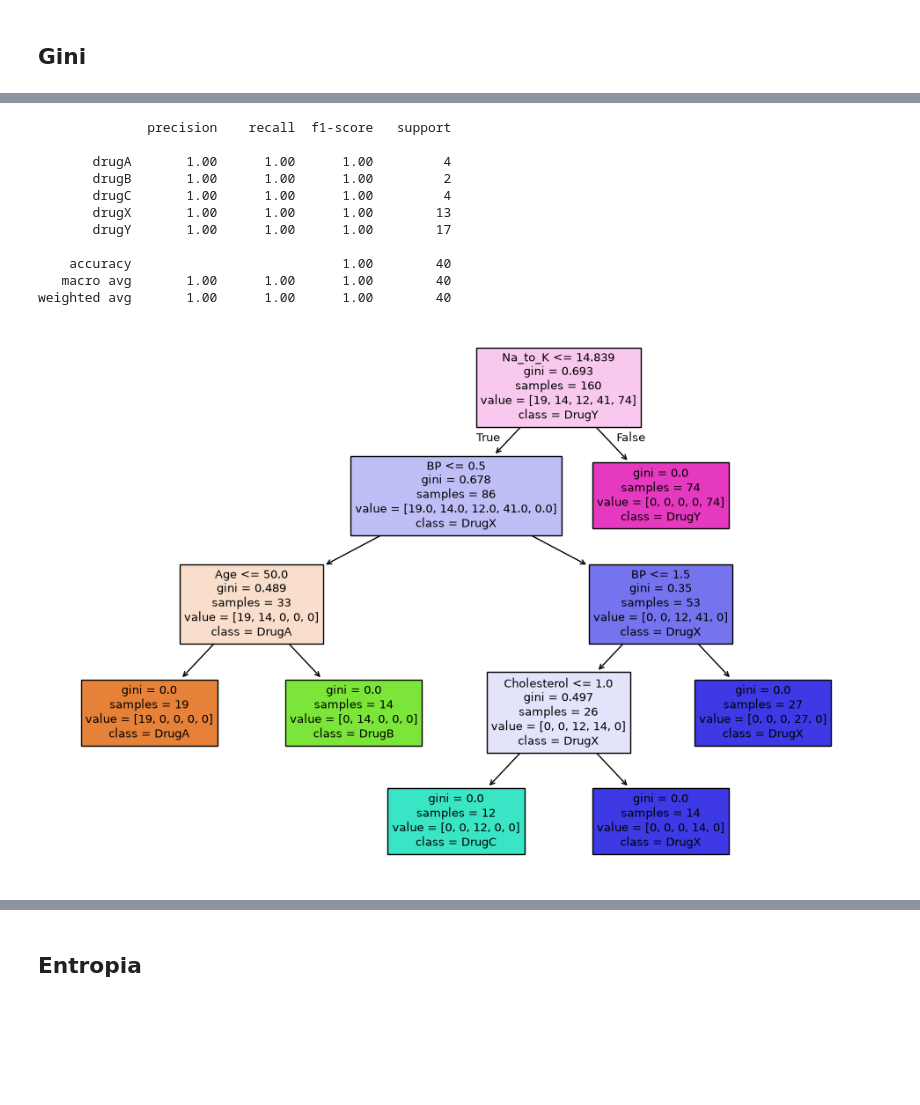
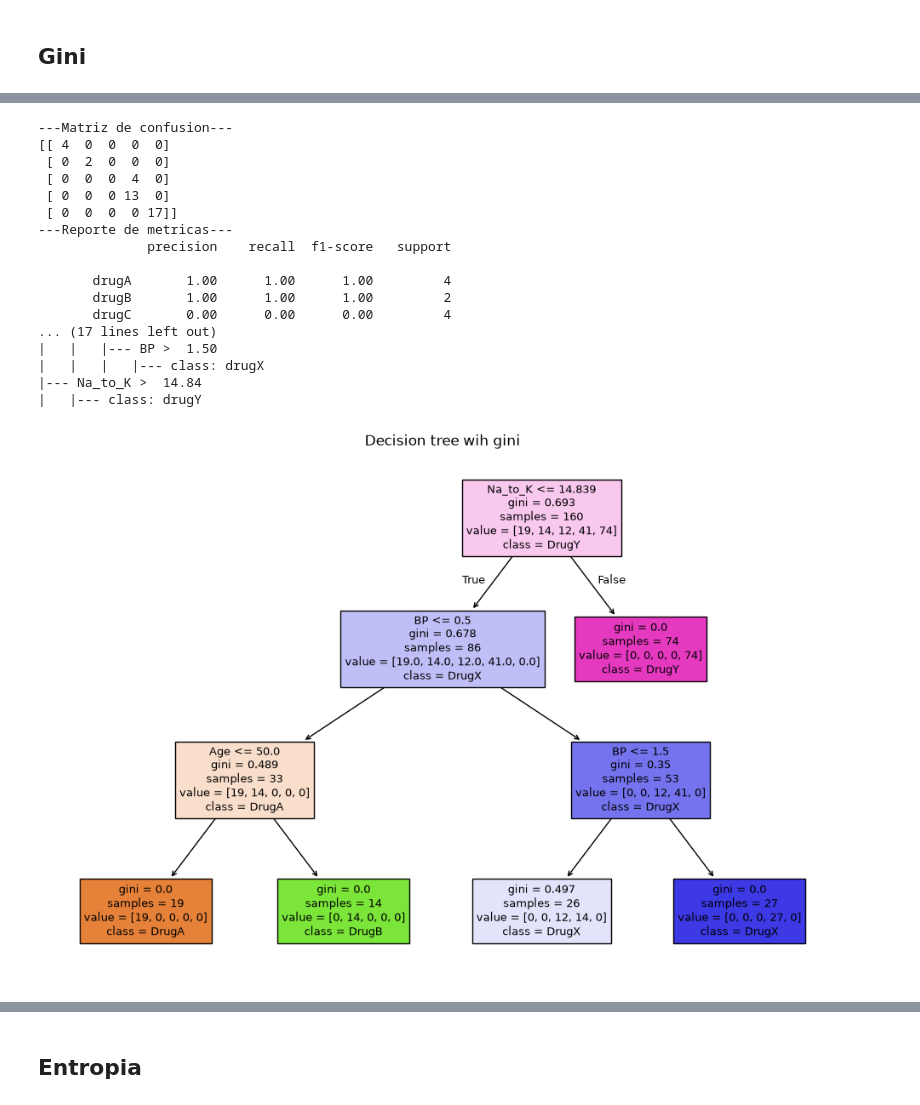
Before and after one commit to hhugoac/PythonForDataScience, a Jupyter notebook: TareaM23-CD-HectorHugoAlonzoCortez.ipynb, the cells around one changed output, grey strips where cells are left out. Drawn from its saved outputs; the diff is of its cells as text; code cells hidden in the pictures; blank space fills up the shorter version.

```diff
--- a/TareaM23-CD-HectorHugoAlonzoCortez.ipynb
+++ b/TareaM23-CD-HectorHugoAlonzoCortez.ipynb
@@ -52,2 +54,33 @@ X_train, X_test, Y_train, Y_test = train_test_split(X, Y, test_size=0.2, random_
+# %%
+from sklearn import tree
+
+def create_decision_tree_and_report(criterion, max_depth=None, print_tree_rules = False):
+    # Build the desicion tree classifier model
+    clf = DecisionTreeClassifier(criterion=criterion, max_depth=max_depth)
+
+    # Apply the model to the training data
+    clf = clf.fit(X_train, Y_train)
+
+    # Predict the response for the test dataset
+    y_hat = clf.predict(X_test)
+
+    # Confussion matrix
+    confusion_matrix = metrics.confusion_matrix(Y_test, y_hat)
+    confusion_matrix
+    print('---Matriz de confusion---')
+    print(confusion_matrix)
+    # Show the report of the model
+    print('---Reporte de metricas---')
+    print(metrics.classification_report(Y_test, y_hat))
+
+    if print_tree_rules:
+        tree_rules = tree.export_text(clf, feature_names=feature_columns, max_depth=max_depth)
+        print('---Reglas del arbol---')
+        print(tree_rules)
+
+    plt.figure(figsize=(12,8))
+    tree.plot_tree(clf, filled=True, feature_names=feature_columns, class_names=['DrugA', 'DrugB', 'DrugC', 'DrugX', 'DrugY'])
+    plt.title(f'Decision tree wih {criterion}')
+    plt.show()
 # %% [markdown]
 ## Gini
@@ -73,22 +87,21 @@ array([[ 4,  0,  0,  0,  0],
-# %%
-# Show the report of the model
-print(metrics.classification_report(Y_test, y_hat))
-# %% [output]
-              precision    recall  f1-score   support
-
-       drugA       1.00      1.00      1.00         4
-       drugB       1.00      1.00      1.00         2
-       drugC       1.00      1.00      1.00         4
-       drugX       1.00      1.00      1.00        13
-       drugY       1.00      1.00      1.00        17
-
-    accuracy                           1.00        40
-   macro avg       1.00      1.00      1.00        40
-weighted avg       1.00      1.00      1.00        40
-# %%
-from sklearn import tree
-plt.figure(figsize=(12,8))
-tree.plot_tree(clf, filled=True, feature_names=feature_columns, class_names=['DrugA', 'DrugB', 'DrugC', 'DrugX', 'DrugY'])
-plt.show()
-# %% [output]
-[figure, removed]
+# %%
+create_decision_tree_and_report('gini', max_depth=3, print_tree_rules=True)
+# %% [output]
+---Matriz de confusion---
+[[ 4  0  0  0  0]
+ [ 0  2  0  0  0]
+ [ 0  0  0  4  0]
+ [ 0  0  0 13  0]
+ [ 0  0  0  0 17]]
+---Reporte de metricas---
+              precision    recall  f1-score   support
+
+       drugA       1.00      1.00      1.00         4
+       drugB       1.00      1.00      1.00         2
+       drugC       0.00      0.00      0.00         4
+... (17 lines left out)
+|   |   |--- BP >  1.50
+|   |   |   |--- class: drugX
+|--- Na_to_K >  14.84
+|   |--- class: drugY
+[figure, added]
```
Also changed, not shown: parts of 18 cells of this notebook.
